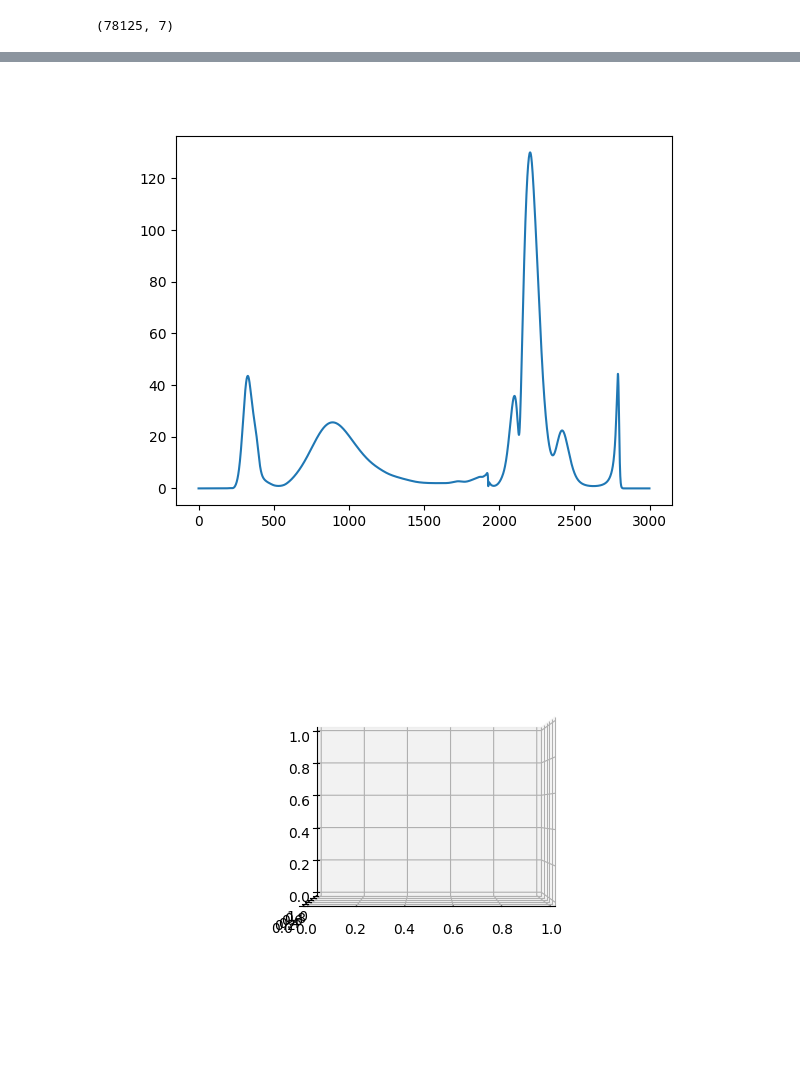
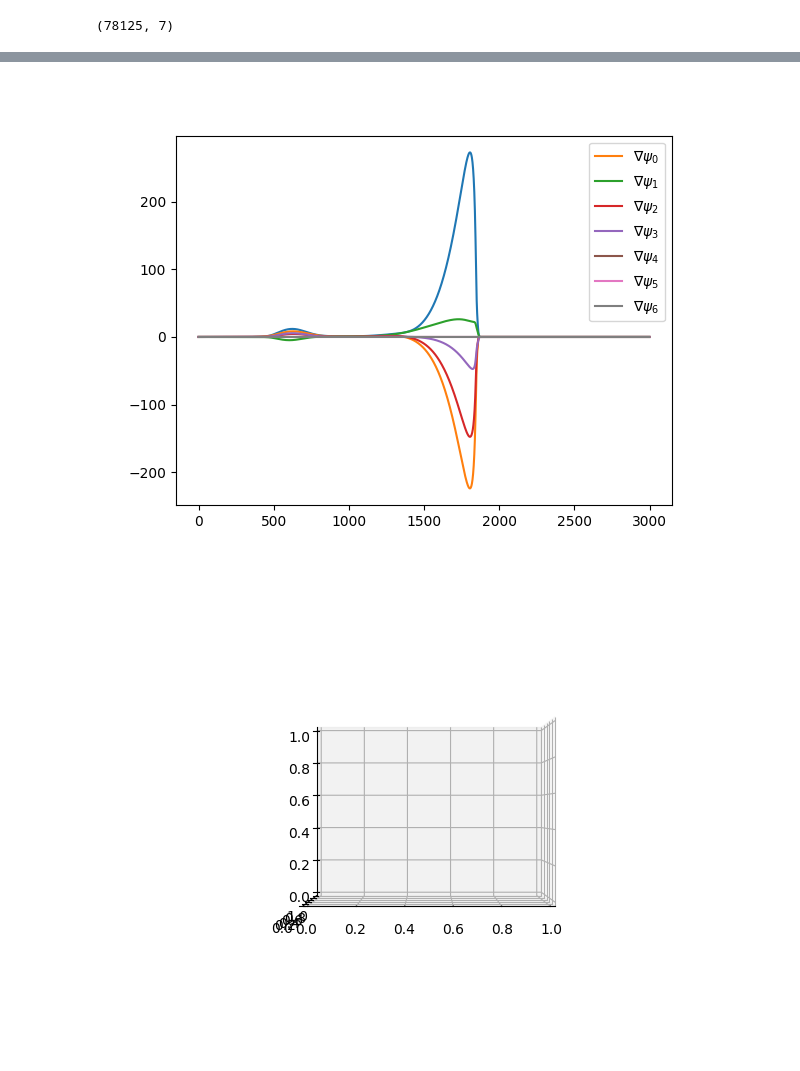
Before and after one commit to Bbosc/GDSOA, a Jupyter notebook: main_franka.ipynb, the cells around one changed output, grey strips where cells are left out. Drawn from its saved outputs; the diff is of its cells as text; code cells hidden in the pictures.

```diff
--- a/main_franka.ipynb
+++ b/main_franka.ipynb
@@ -55,9 +57,10 @@ print(target_direction)
 # %%
 # config_start = pin.neutral(fk.model)
 # config_start = pin.randomConfiguration(fk.model, lower_bound, upper_bound)
-# initial_speed = np.zeros_like(config_start)
+initial_speed = np.zeros_like(config_start)
+# initial_speed = target_direction
 q = config_start
-dq = target_direction
+dq = initial_speed
 positions = []
 velocities = []
 frequencies = []
@@ -75,8 +78,8 @@ average execution frequency : 57.5063 Hz
 # Visualization
 # %%
 def generate_grid_coordinates(joint_limits, resolution: int=5):
-    qs = tuple(np.linspace(-np.pi, np.pi, resolution) for limit in joint_limits)
-    # qs = tuple(np.linspace(limit['lower'], limit['upper'], resolution) for limit in joint_limits)
+    # qs = tuple(np.linspace(-np.pi, np.pi, resolution) for limit in joint_limits)
+    qs = tuple(np.linspace(limit['lower'], limit['upper'], resolution) for limit in joint_limits)
     grids = np.meshgrid(*qs)
     return np.column_stack(tuple(g.ravel() for g in grids))
 
@@ -126,0 +130,6 @@ plt.show()
+# %%
+plt.figure()
+for i in range(ps.shape[1]):
+    plt.plot(range(ps.shape[0]), ps[:, i], label=rf'$q_{i}$')
+plt.legend()
+plt.show()
@@ -126,0 +138,7 @@ plt.show()
+# %%
+ddx = np.stack(ds.ddx_logger)
+plt.figure()
+for i in range(ddx.shape[1]):
+    plt.plot(range(ddx.shape[0]), ddx[:, i], label=rf'$\ddot q_{i}$')
+plt.legend()
+plt.show()
@@ -127,10 +147,13 @@ plt.show()
 # %%
 grad = np.stack(ds.gradient_logger)
 plt.figure()
 plt.plot(range(grad.shape[0]), np.linalg.norm(grad, axis=2))
+for i in range(grad.shape[2]):
+    plt.plot(range(grad.shape[0]), grad[:, :, i], label=rf'$\nabla\psi_{i}$')
+plt.legend()
 plt.show()
 # %% [output]
-[figure, old version]
+[figure, new version]
 # %%
 from matplotlib import animation
 
```
Also changed, not shown: parts of 12 cells of this notebook, 5 other files.
